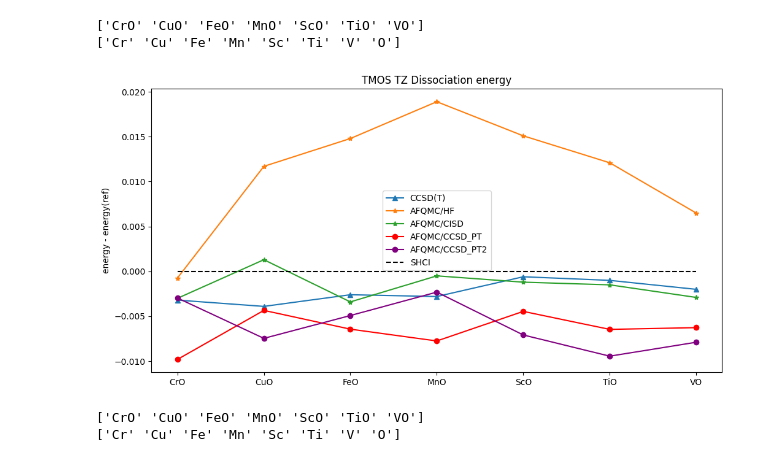
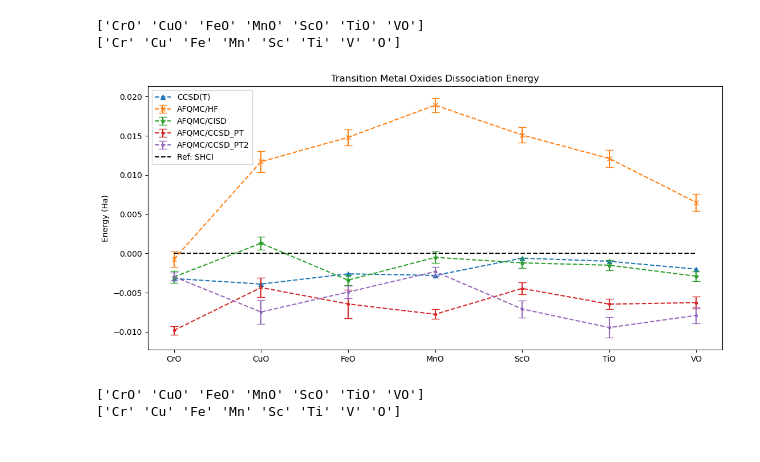
Before and after one commit to zh-yichi/afqmc_ccsd_pt_data, a Jupyter notebook: tmo/tmo.ipynb, the cells around one changed output. Saved outputs shown, nothing was run; the diff lists cells and outputs as text; code cells hidden in the pictures.

Commit message:
better plot

```diff
--- a/tmo/tmo.ipynb
+++ b/tmo/tmo.ipynb
@@ -121,33 +134,48 @@ tz_ref = []
 # tz_hf = []
 tz_ccsd_t = []
 tz_afqmc_hf = []
+tz_afqmc_hf_err = []
 tz_afqmc_cisd = []
+tz_afqmc_cisd_err = []
 tz_afqmc_ccpt = []
+tz_afqmc_ccpt_err = []
 tz_afqmc_ccpt2 = []
+tz_afqmc_ccpt2_err = []
 for mol in tmos:
     tz_ref = np.hstack((tz_ref,tz_sum_atom_energy[mol]['ref']-tz_tmo[mol]['ref']))
-    # tz_hf = np.hstack((tz_hf,tz_sum_atom_energy[mol]['hf']-tz_tmo[mol]['hf']))
     tz_ccsd_t = np.hstack((tz_ccsd_t,tz_sum_atom_energy[mol]['ccsd_t']-tz_tmo[mol]['ccsd_t']))
     tz_afqmc_hf = np.hstack((tz_afqmc_hf,tz_sum_atom_energy[mol]['afqmc_hf']-tz_tmo[mol]['afqmc_hf']))
+    tz_afqmc_hf_err = np.hstack((tz_afqmc_hf_err,tz_sum_atom_energy[mol]['afqmc_hf_err']**2+tz_tmo[mol]['afqmc_hf_err']**2))
     tz_afqmc_cisd = np.hstack((tz_afqmc_cisd,tz_sum_atom_energy[mol]['afqmc_cisd']-tz_tmo[mol]['afqmc_cisd']))
+    tz_afqmc_cisd_err = np.hstack((tz_afqmc_cisd_err,tz_sum_atom_energy[mol]['afqmc_cisd_err']**2+tz_tmo[mol]['afqmc_cisd_err']**2))
     tz_afqmc_ccpt = np.hstack((tz_afqmc_ccpt,tz_sum_atom_energy[mol]['afqmc_ccpt']-tz_tmo[mol]['afqmc_ccpt']))
+    tz_afqmc_ccpt_err = np.hstack((tz_afqmc_ccpt_err,tz_sum_atom_energy[mol]['afqmc_ccpt_err']**2+tz_tmo[mol]['afqmc_ccpt_err']**2))
     tz_afqmc_ccpt2 = np.hstack((tz_afqmc_ccpt2,tz_sum_atom_energy[mol]['afqmc_ccpt2']-tz_tmo[mol]['afqmc_ccpt2']))
+    tz_afqmc_ccpt2_err = np.hstack((tz_afqmc_ccpt2_err,tz_sum_atom_energy[mol]['afqmc_ccpt2_err']**2+tz_tmo[mol]['afqmc_ccpt2_err']**2))
+
+tz_afqmc_hf_err = np.sqrt(tz_afqmc_hf_err)
+tz_afqmc_cisd_err = np.sqrt(tz_afqmc_cisd_err)
+tz_afqmc_ccpt_err = np.sqrt(tz_afqmc_ccpt_err)
+tz_afqmc_ccpt2_err = np.sqrt(tz_afqmc_ccpt2_err)
 # %%
 from matplotlib import pyplot as plt
-plt.figure(figsize=(12, 6))
-plt.plot(tmos,tz_ccsd_t-tz_ref,'^-',label='CCSD(T)')
-plt.plot(tmos,tz_afqmc_hf-tz_ref,'*-',label='AFQMC/HF')
-plt.plot(tmos,tz_afqmc_cisd-tz_ref,'*-',label='AFQMC/CISD')
-plt.plot(tmos,tz_afqmc_ccpt-tz_ref,'o-',color='red',label='AFQMC/CCSD_PT')
-plt.plot(tmos,tz_afqmc_ccpt2-tz_ref,'o-',color='purple',label='AFQMC/CCSD_PT2')
-plt.plot(tmos,[0]*len(tmos),'--',color='black',label='SHCI')
-# plt.xlabel('')
-plt.ylabel('energy - energy(ref)')
-plt.title('TMOS TZ Dissociation energy')
-plt.legend()
+plt.figure(figsize=(13, 6))
+plt.plot(tmos,tz_ccsd_t-tz_ref,'^--',color='C0',label='CCSD(T)')
+plt.errorbar(tmos,tz_afqmc_hf-tz_ref,yerr=tz_afqmc_hf_err,fmt='x--',capsize=5,color='C1',label='AFQMC/HF')
+plt.errorbar(tmos,tz_afqmc_cisd-tz_ref,yerr=tz_afqmc_cisd_err,fmt='*--',capsize=5,color='C2',label='AFQMC/CISD')
+plt.errorbar(tmos,tz_afqmc_ccpt-tz_ref,yerr=tz_afqmc_ccpt_err,fmt='.--',capsize=5,color='C3',label='AFQMC/CCSD_PT')
+plt.errorbar(tmos,tz_afqmc_ccpt2-tz_ref,yerr=tz_afqmc_ccpt2_err,fmt='.--',capsize=5,color='C4',label='AFQMC/CCSD_PT2')
+plt.plot(tmos,[0]*len(tmos),'--',color='black',label='Ref: SHCI')
+plt.ylabel('Energy (Ha)')
+plt.title('Transition Metal Oxides Dissociation Energy')
+handles, labels = plt.gca().get_legend_handles_labels()
+order = ['CCSD(T)', 'AFQMC/HF', 'AFQMC/CISD', 'AFQMC/CCSD_PT', 'AFQMC/CCSD_PT2', 'Ref: SHCI']
+ordered_handles = [handles[labels.index(l)] for l in order]
+ordered_labels = order
+plt.legend(ordered_handles, ordered_labels, loc='upper left', bbox_to_anchor=(0, 1))
 plt.show()
 # %% [output]
-[figure, old version]
+[figure, new version]
 # %%
 with open("energy_qz_ref.dat", "r") as f:
     qz_data = f.read()
```
Also changed, not shown: parts of 11 cells of this notebook, 10 other files.
